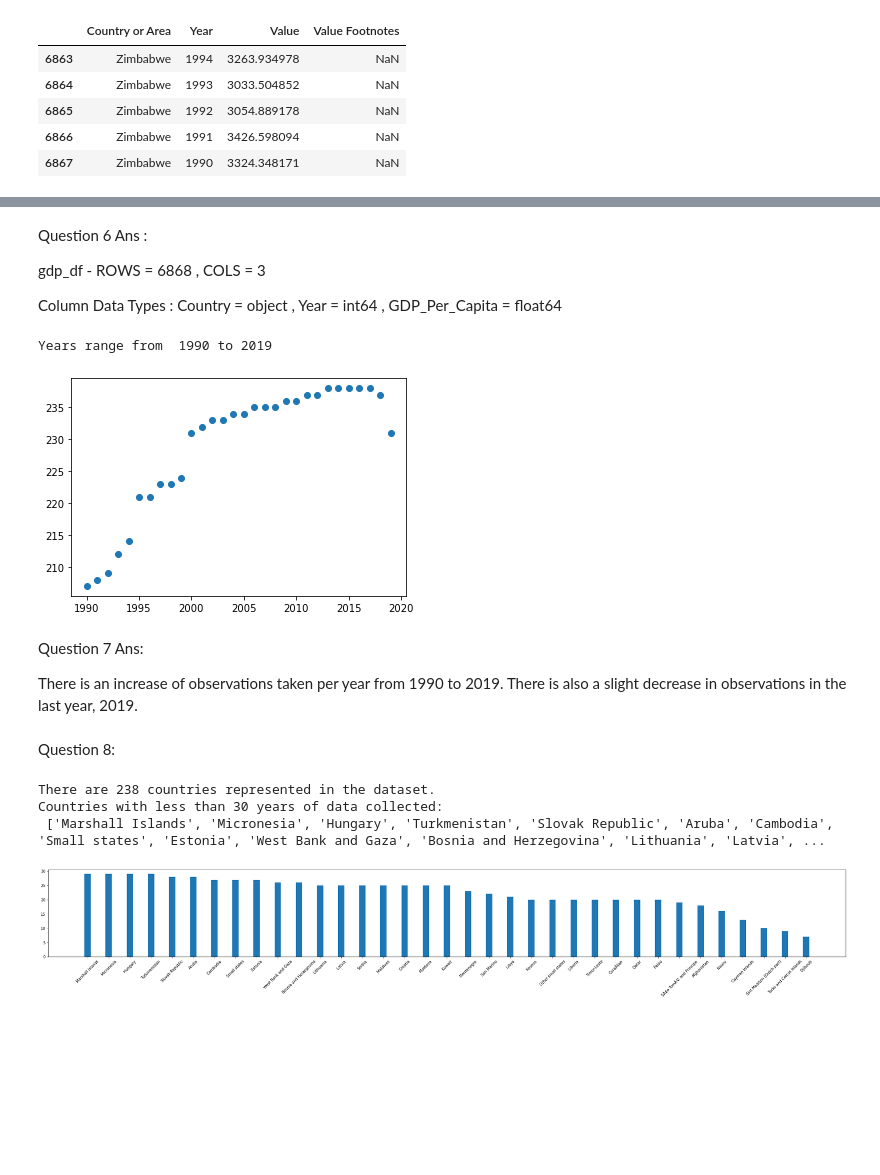
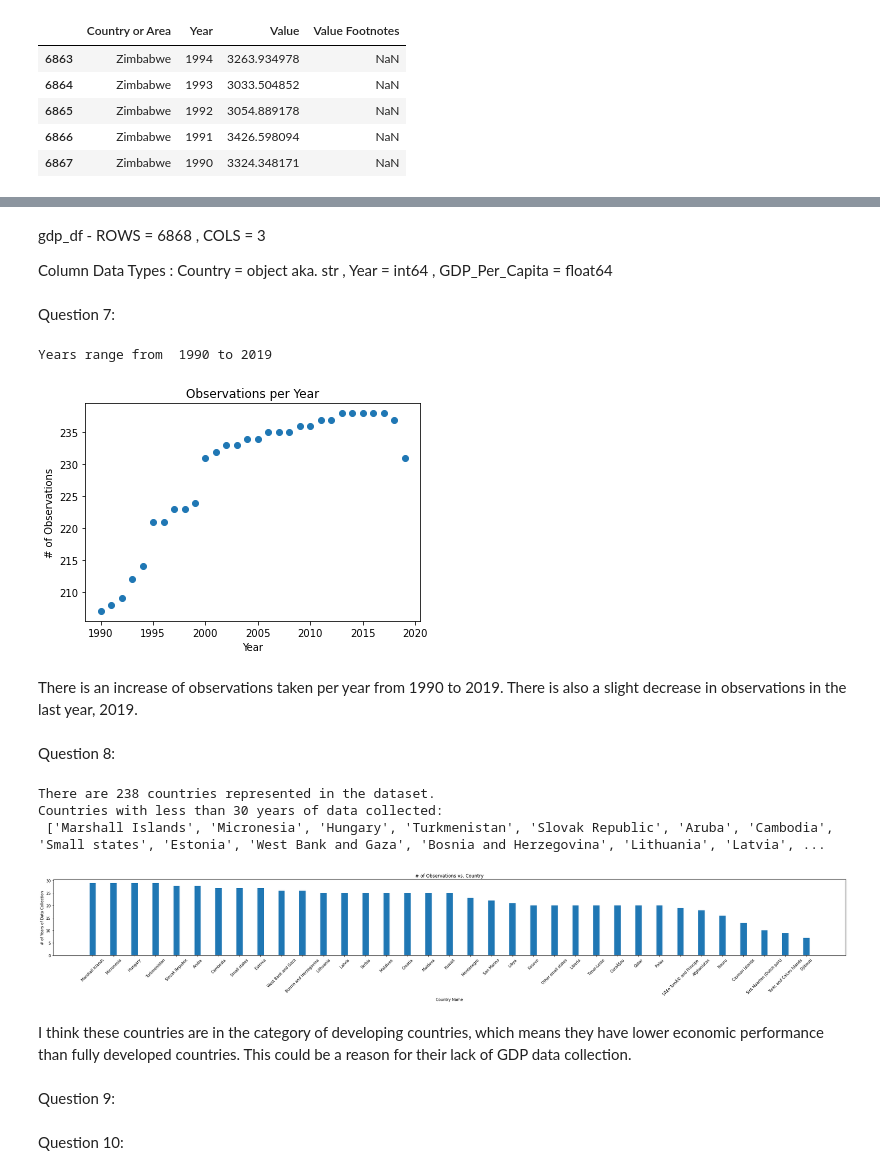
Before and after one commit to nss-data-science-cohort-6/un_data_question-jmayf123, a Jupyter notebook: notebooks/UN_Data_Exploration.ipynb, the cells around one changed output, grey strips where cells are left out. Drawn from its saved outputs; the diff is of its cells as text; code cells hidden in the pictures; blank space fills up the shorter version.

```diff
--- a/notebooks/UN_Data_Exploration.ipynb
+++ b/notebooks/UN_Data_Exploration.ipynb
@@ -6,5 +10,6 @@ import seaborn as sns
 # %%
-gdp_df = pd.read_csv(r'C:\Users\jacks\Documents\NSS\un_data_question-jmayf123\data\gdp_per_capita.csv', nrows=6868)
+#Change to relative path with ../
+gdp_df = pd.read_csv('../data/gdp_per_capita.csv', nrows=6868)
 # %%
 gdp_df.head()
 # %% [output]
@@ -26,3 +33,5 @@ gdp_df.tail()
 # %%
-gdp_df = gdp_df.rename(columns={'Country or Area':'Country','Value':'GDP_Per_Capita'})
-gdp_df
+gdp_df = (gdp_df
+            .rename(columns={'Country or Area':'Country','Value':'GDP_Per_Capita'})
+            .drop(columns=['Value Footnotes'])
+        )
@@ -43,3 +37,0 @@ gdp_df
-# %%
-gdp_df = gdp_df.drop(columns=['Value Footnotes'])
-gdp_df
@@ -67,22 +62,23 @@ dtype: object
 # %% [markdown]
-Question 6 Ans :
+ gdp_df - ROWS = 6868 , COLS = 3
 
-gdp_df - ROWS = 6868 , COLS = 3
-
-Column Data Types : Country = object , Year = int64 , GDP_Per_Capita = float64
+Column Data Types : Country = object aka. str , Year = int64 , GDP_Per_Capita = float64
+# %% [markdown]
+Question 7:
 # %%
 year_counts = gdp_df.value_counts(subset='Year')
 x = year_counts.index
 y = year_counts
 plt.scatter(x,y)
+plt.title('Observations per Year')
+plt.xlabel('Year')
+plt.ylabel('# of Observations')
 
 print('Years range from ', x.min(), 'to', x.max())
 # %% [output]
 Years range from  1990 to 2019
-[figure, old version]
+[figure, new version]
 # %% [markdown]
-Question 7 Ans:
-
 There is an increase of observations taken per year from 1990 to 2019. There is also a slight decrease in observations in the last year, 2019.
 # %% [markdown]
 Question 8:
@@ -102,10 +98,17 @@ plt.rcParams["figure.autolayout"] = True
 
 plt.bar(x_1, y_1, width=0.3)
 plt.xticks(rotation=45)
+plt.title('# of Observations vs. Country')
+plt.xlabel('Country Name')
+plt.ylabel('# of Years of Data Collection')
 
 print("Countries with less than 30 years of data collected:\n",list(x_1))
 # %% [output]
 There are 238 countries represented in the dataset.
 Countries with less than 30 years of data collected:
  ['Marshall Islands', 'Micronesia', 'Hungary', 'Turkmenistan', 'Slovak Republic', 'Aruba', 'Cambodia', 'Small states', 'Estonia', 'West Bank and Gaza', 'Bosnia and Herzegovina', 'Lithuania', 'Latvia', ...
-[figure, old version]
+[figure, new version]
+# %% [markdown]
+I think these countries are in the category of developing countries, which means they have lower economic performance than fully developed countries. This could be a reason for their lack of GDP data collection.
+# %% [markdown]
+Question 9:
@@ -111,0 +117,2 @@ Countries with less than 30 years of data collected:
+# %% [markdown]
+Question 10:
```
Also changed, not shown: parts of 28 cells of this notebook.
